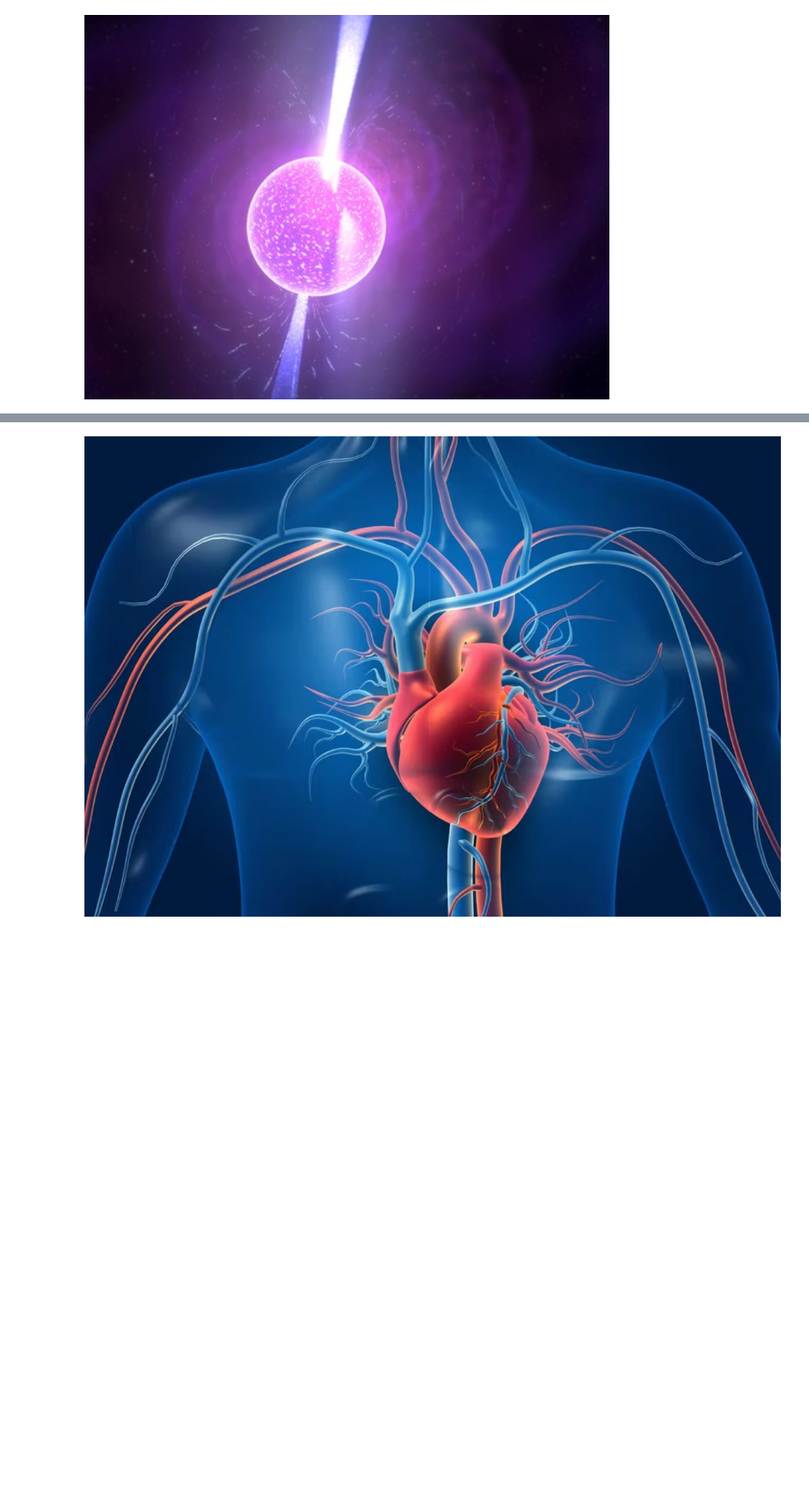
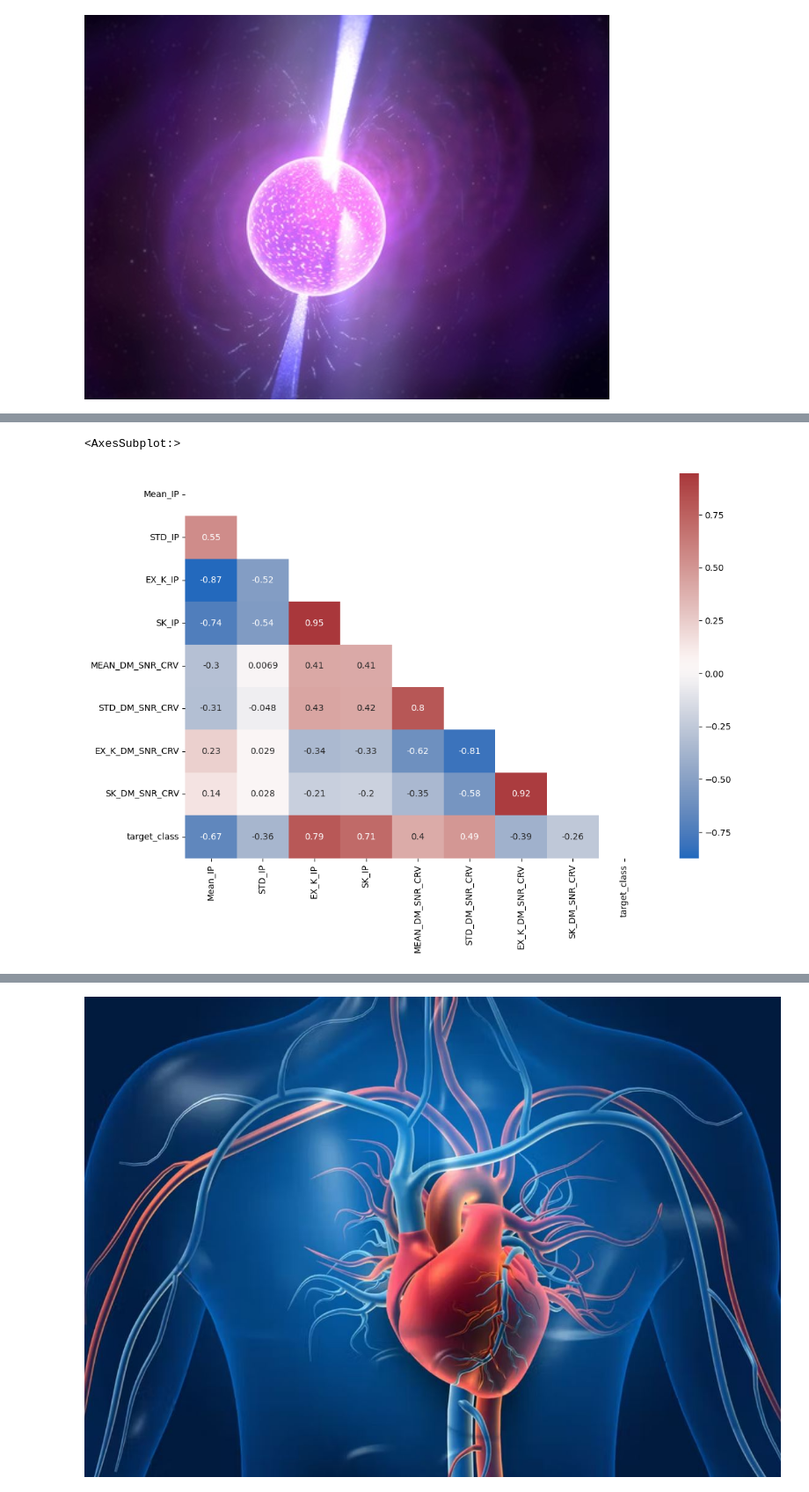
Before and after one commit to tyugayNA/SPbPU, a Jupyter notebook: Software Development Technologies/week8/HW/ProjectClassification.ipynb, the cells around one changed output, grey strips where cells are left out. Shown at 88% size. Cells and saved outputs as stored; diff of their text form; code cells hidden in the pictures; blank space fills up the shorter version.

```diff
--- a/Software Development Technologies/week8/HW/ProjectClassification.ipynb
+++ b/Software Development Technologies/week8/HW/ProjectClassification.ipynb
@@ -53,0 +146,8 @@ datasetPulsar.head()
+# %%
+import numpy as np
+mask=np.triu(np.ones_like(datasetPulsar.corr(),dtype=bool))
+plt.figure(figsize=(12,8))
+sns.heatmap(datasetPulsar.corr(),annot=True,mask=mask,cmap= "vlag")
+# %% [output]
+<AxesSubplot:>
+[figure, added]
```
Also changed, not shown: parts of 31 cells of this notebook.
